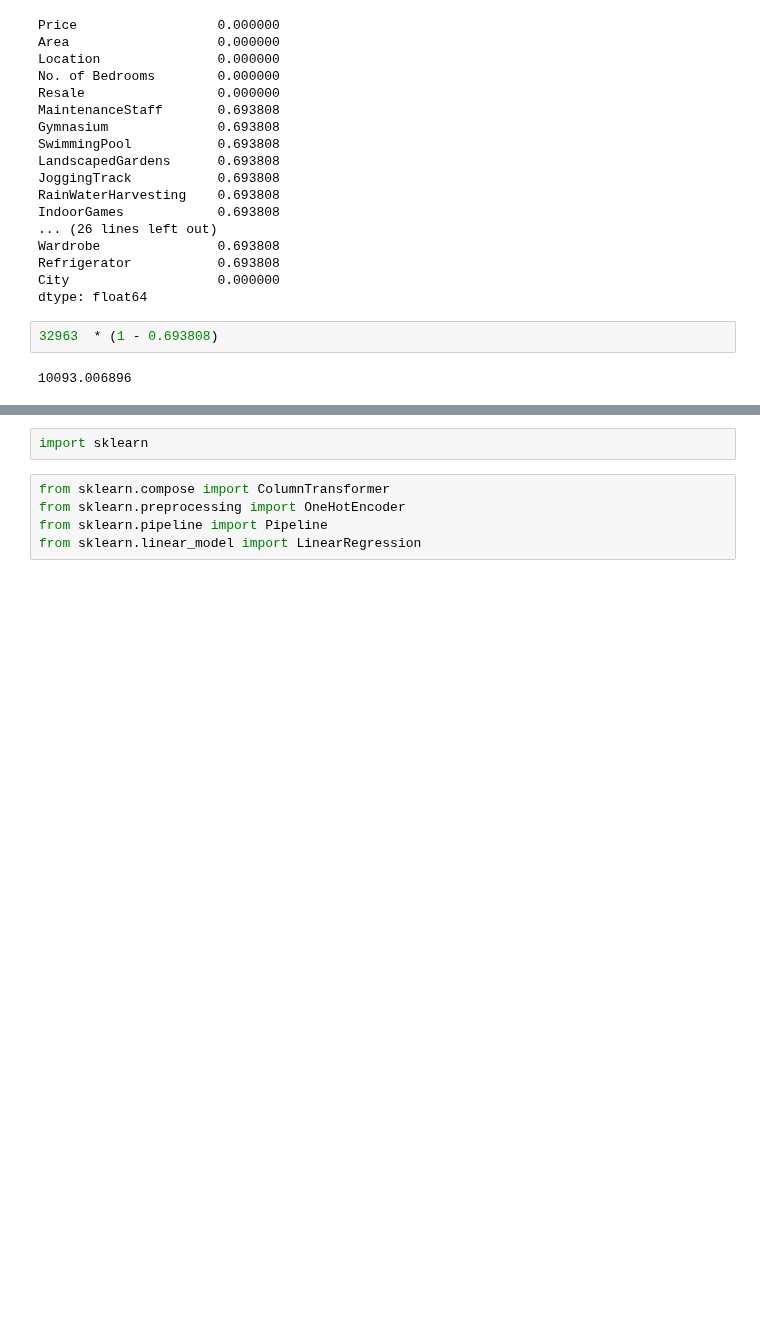
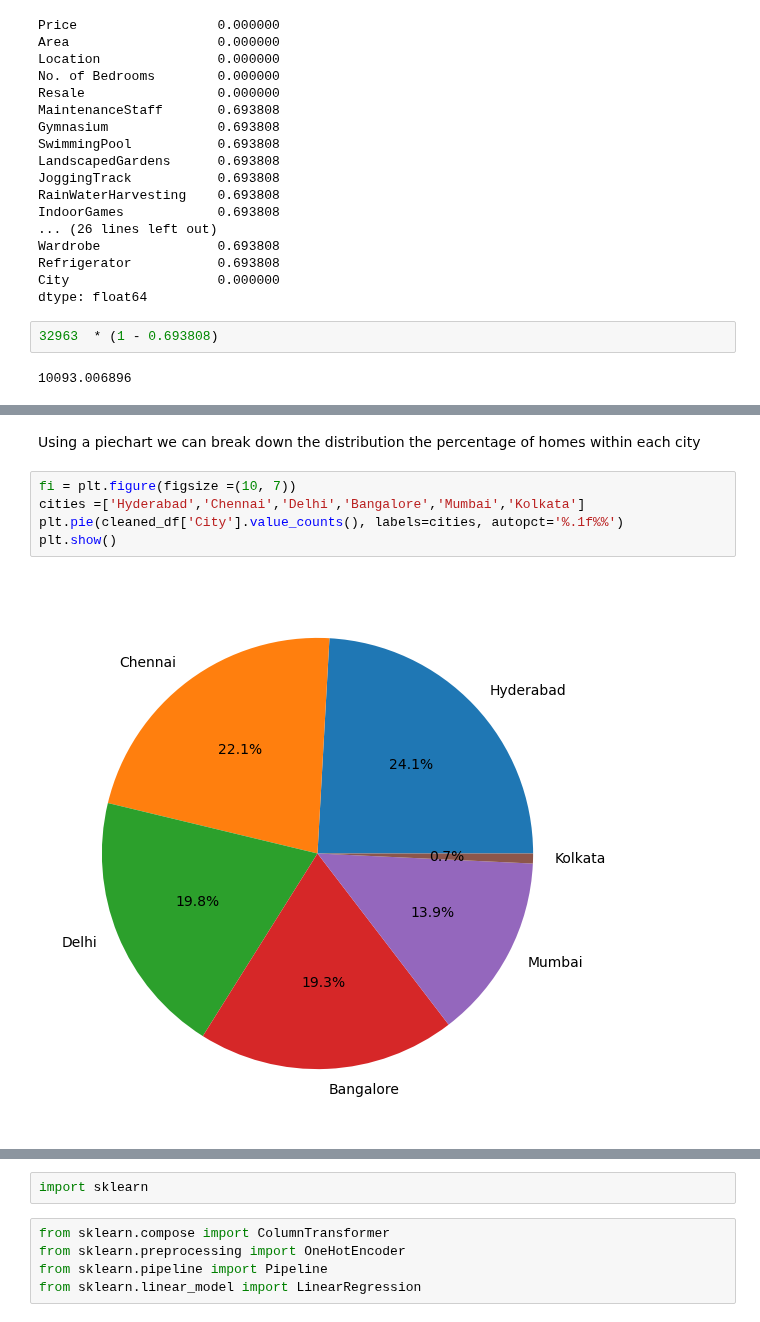
Before and after one commit to COGS118A/Group013-SP23, a Jupyter notebook: Checkpoint_Group013-SP23.ipynb, the cells around one changed output, grey strips where cells are left out. Saved outputs shown, nothing was run; the diff lists cells and outputs as text; blank space fills up the shorter version.

```diff
--- a/Checkpoint_Group013-SP23.ipynb
+++ b/Checkpoint_Group013-SP23.ipynb
@@ -229,0 +239,9 @@ cleaned_df
+# %% [markdown]
+Using a piechart we can break down the distribution the percentage of homes within each city
+# %%
+fi = plt.figure(figsize =(10, 7))
+cities =['Hyderabad','Chennai','Delhi','Bangalore','Mumbai','Kolkata']
+plt.pie(cleaned_df['City'].value_counts(), labels=cities, autopct='%.1f%%')
+plt.show()
+# %% [output]
+[figure, added]
```
Also changed, not shown: parts of 15 cells of this notebook.
